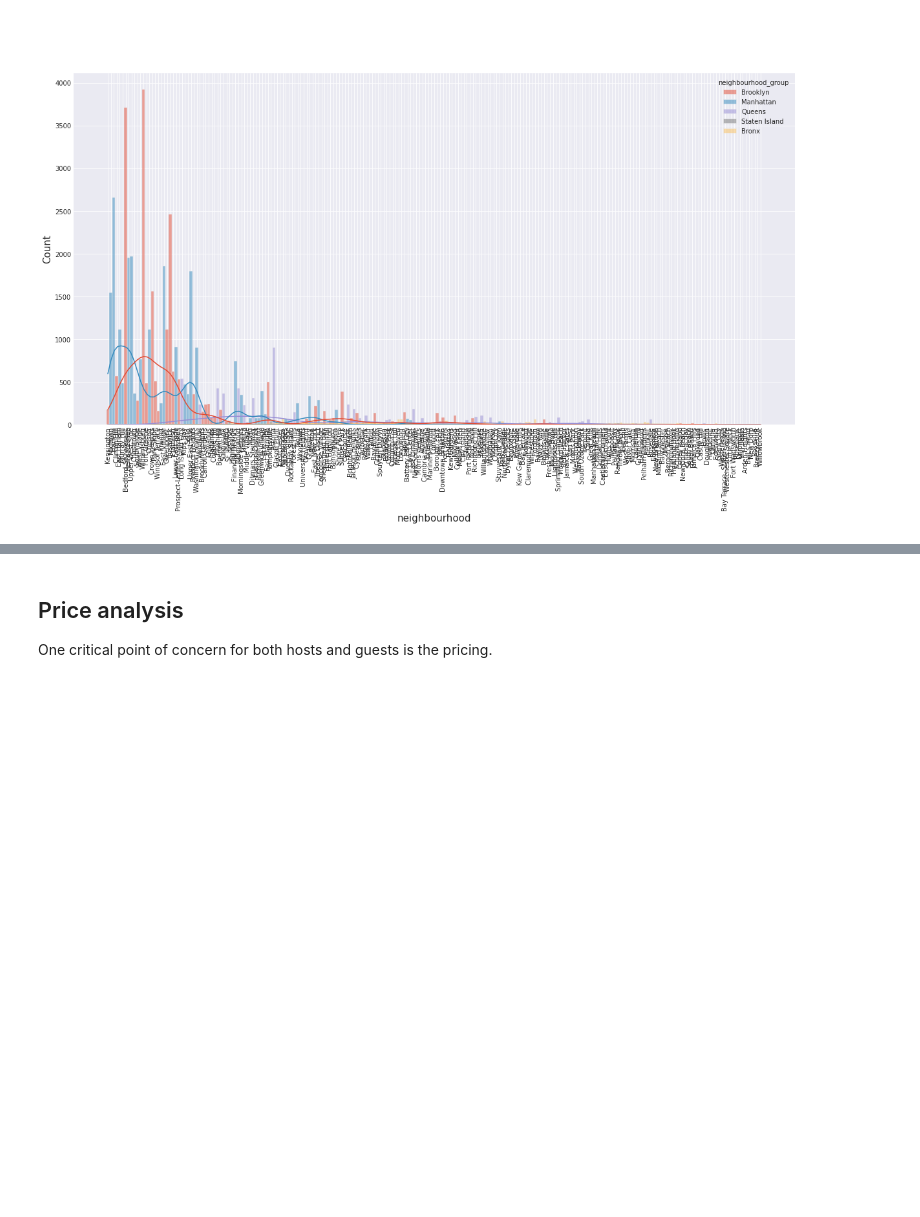
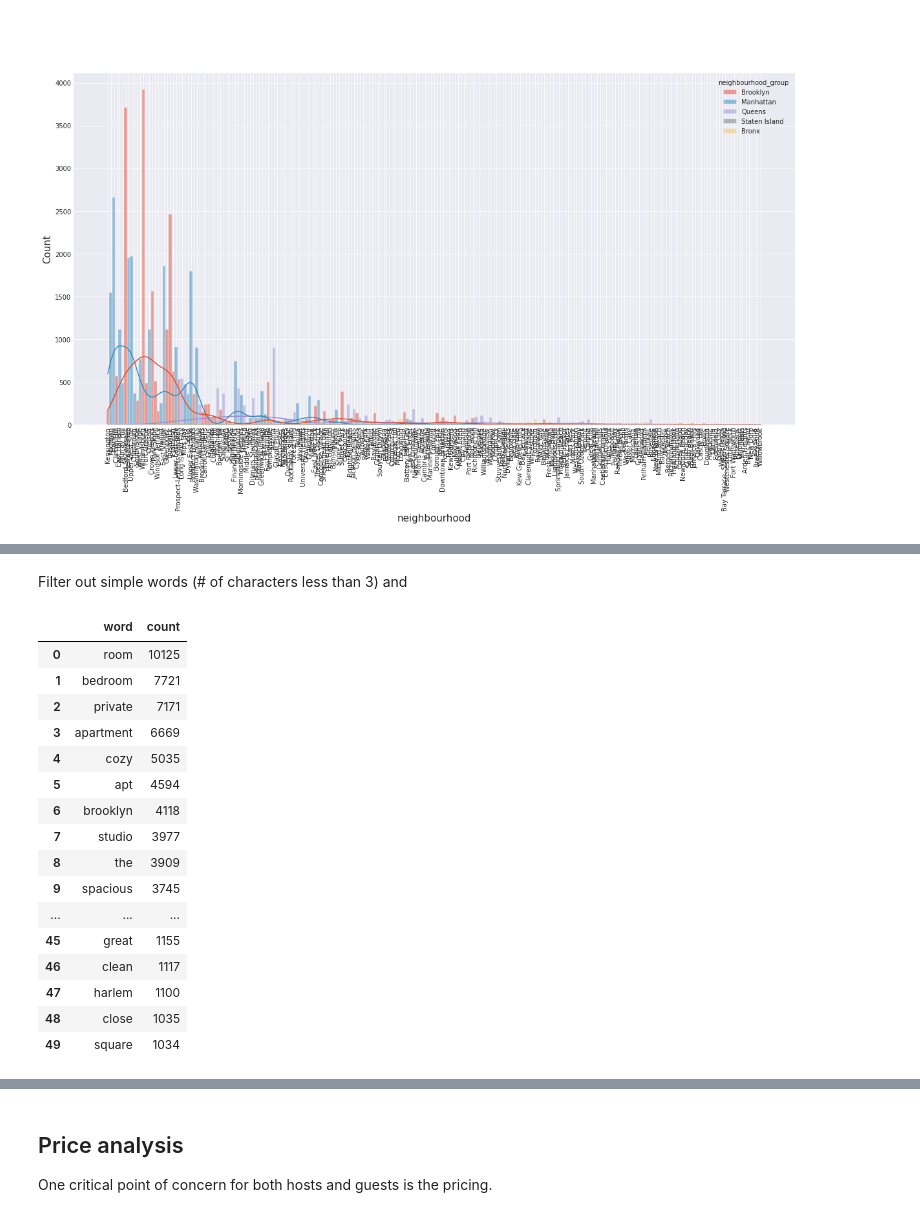
Before and after one commit to vieris123/NYAirbnb, a Jupyter notebook: nyabnb.ipynb, the cells around one changed output, grey strips where cells are left out. Cells and saved outputs as stored; diff of their text form; code cells hidden in the pictures; blank space fills up the shorter version.

```diff
--- a/nyabnb.ipynb
+++ b/nyabnb.ipynb
@@ -267,0 +287,2 @@ plt.show()
+# %% [markdown]
+Filter out simple words (# of characters less than 3) and
@@ -267,0 +293,21 @@ plt.show()
+# %%
+WC_df = pd.DataFrame(top_50, columns=['word', 'count'])
+WC_df
+# %% [output]
+|  | word | count |
+| 0 | room | 10125 |
+| 1 | bedroom | 7721 |
+| 2 | private | 7171 |
+| 3 | apartment | 6669 |
+| 4 | cozy | 5035 |
+| 5 | apt | 4594 |
+| 6 | brooklyn | 4118 |
+| 7 | studio | 3977 |
+| 8 | the | 3909 |
+| 9 | spacious | 3745 |
+| ... | ... | ... |
+| 45 | great | 1155 |
+| 46 | clean | 1117 |
+| 47 | harlem | 1100 |
+| 48 | close | 1035 |
+| 49 | square | 1034 |
```
Also changed, not shown: parts of 9 cells of this notebook.
